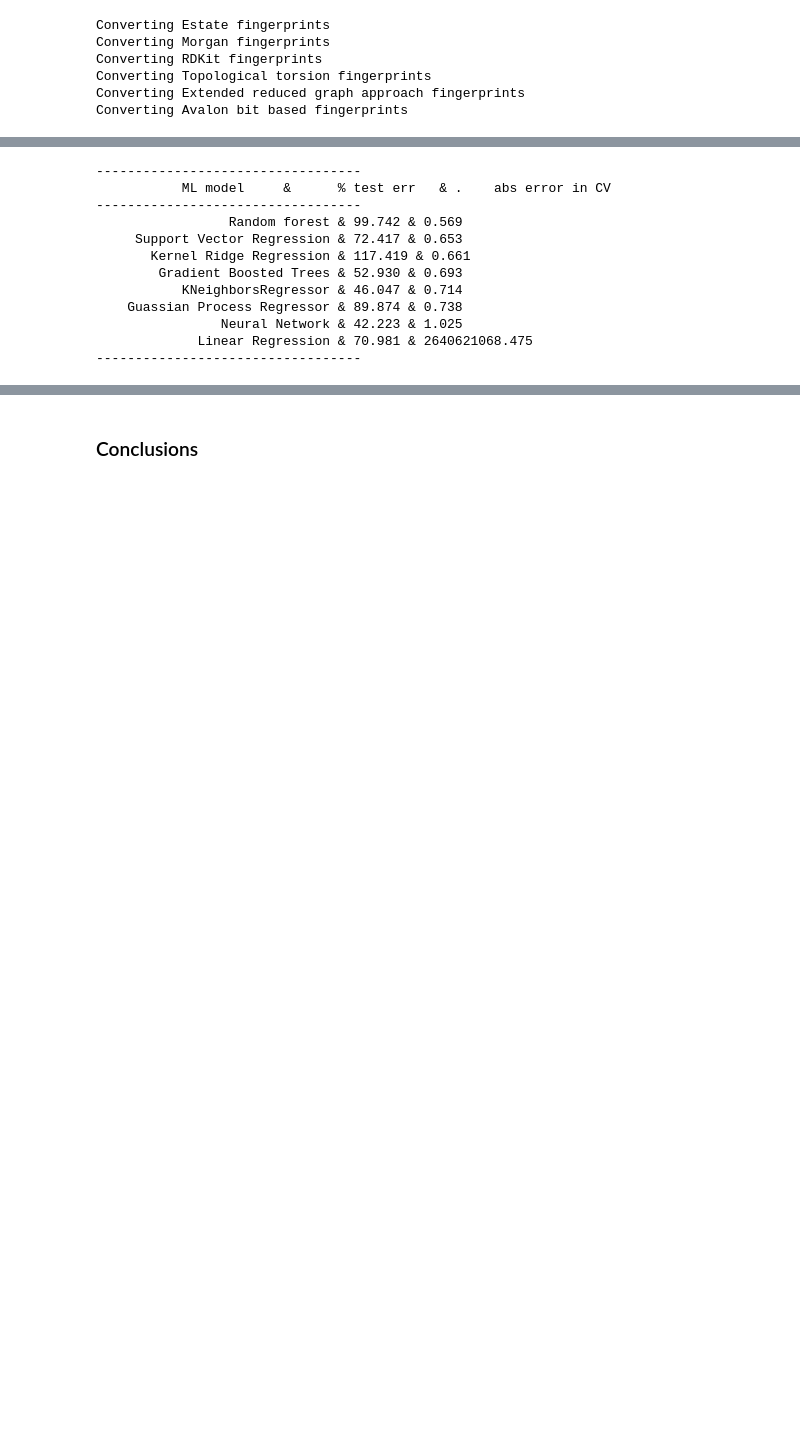
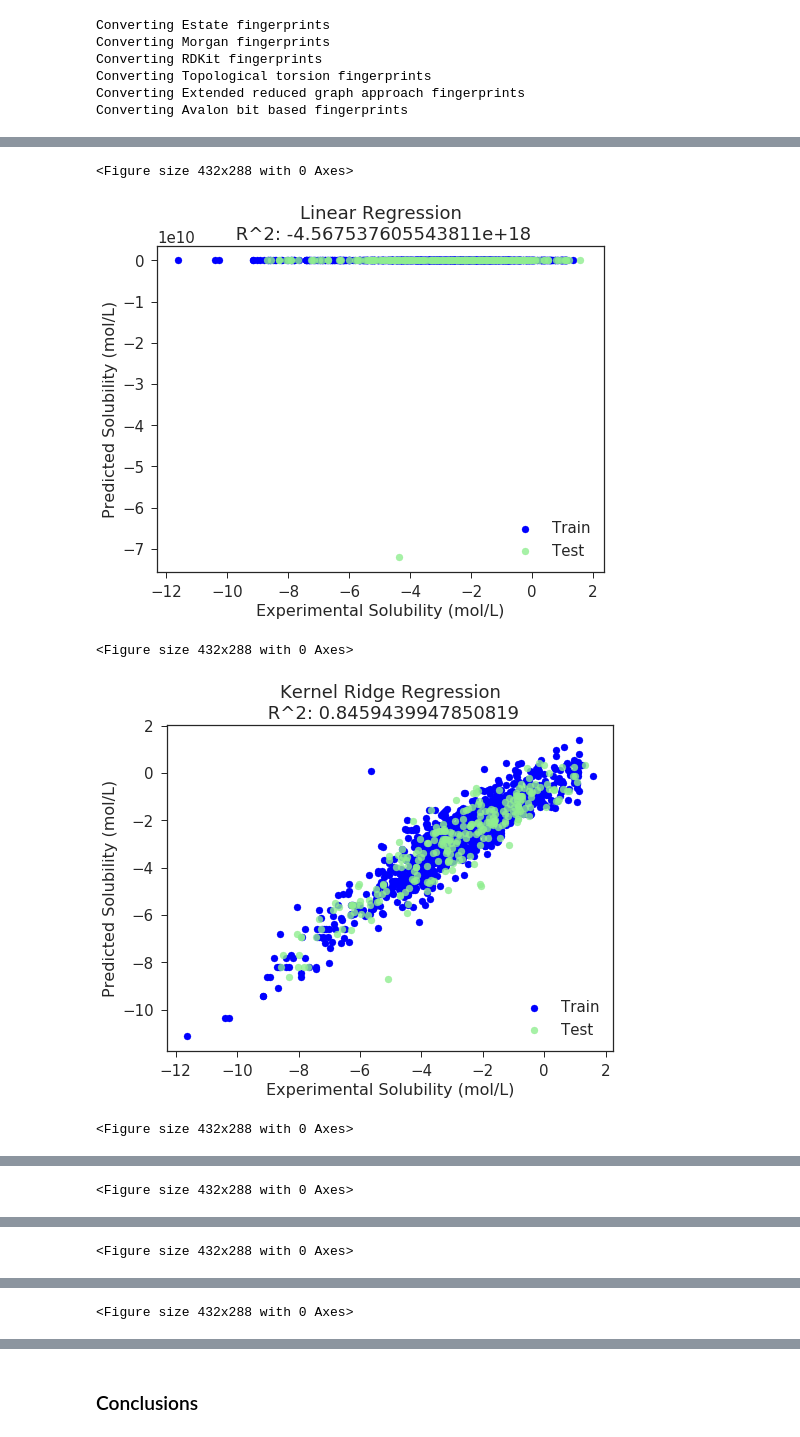
Before and after one commit to btatsis/MLND, a Jupyter notebook: CapStoneProject/Solubility_prediction-models.ipynb, the cells around one changed output, grey strips where cells are left out. Cells and saved outputs as stored; diff of their text form; code cells hidden in the pictures; blank space fills up the shorter version.

```diff
--- a/CapStoneProject/Solubility_prediction-models.ipynb
+++ b/CapStoneProject/Solubility_prediction-models.ipynb
@@ -271,12 +288,13 @@ Use capital (X) for (x)
 # %%
 RFmodel = GridSearchCV(RandomForestRegressor(), cv=20,
-                       param_grid={"n_estimators": np.linspace(50, 150, 25).astype('int')}, scoring='neg_mean_absolute_error', n_jobs=-1)
+                       param_grid={"n_estimators": np.linspace(50, 150, 25).astype('int')},
+                       scoring='neg_mean_absolute_error', n_jobs=-1)
 
 RFmodel = RFmodel.fit(X, y)
 Best_RandomForestRegressor = RFmodel.best_estimator_
 
 print("Best Random Forest model")
-print(RFmodel.best_params_)
-print(-1*RFmodel.best_score_)
+print('Best parameters found by grid search are:', RFmodel.best_params_)
+print('Best score:', -1*RFmodel.best_score_)
 # %% [output]
 Best Random Forest model
@@ -407,5 +362,8 @@ ml_models = {
             'KNeighborsRegressor': KNeighborsRegressor(),
             'Neural Network': MLPRegressor(alpha=100,max_iter=8000, hidden_layer_sizes=[8,6], early_stopping=False),
             'Gradient Boosted Trees': GradientBoostingRegressor(n_estimators=100),
-            'Random forest': Best_RandomForestRegressor
+            'Random forest': Best_RandomForestRegressor,
+            'LightGBM': Best_GBMRegressor,
+            'XGBoost': XGBRegressor(n_estimators=100, learning_rate=0.08, gamma=0, subsample=0.75,
+                                    colsample_bytree=1, max_depth=7)
             }
@@ -414,9 +372,12 @@ Plotting function!
 # %%
+import matplotlib.pyplot as plt
+%matplotlib inline
+
 def plot_results(y_pred_train, y_pred_test, y_train, y_test, title='', figsize=(6,4), fontsize=16):
     plt.clf()
     plt.figure(figsize=figsize)
     plt.scatter(y_train,y_pred_train, label = 'Train', c='blue')
-    plt.title(title,fontsize=fontsize+2)
+    plt.title(title,fontsize=fontsize+1)
     plt.xlabel('Experimental Solubility (mol/L)', fontsize=fontsize)
     plt.ylabel('Predicted Solubility (mol/L)', fontsize=fontsize)
     plt.scatter(y_test,y_pred_test,c='lightgreen', label='Test', alpha = 0.8)
@@ -429,50 +388,65 @@ Introduce R_square, Pearson R in the table
 # %%
 mean_scores = {}
 percent_errors = {}
+rmses = {}
+r_squares = {}
+spearmanRs = {}
+evss = {}
 
 for (name, model) in ml_models.items():
-    #print("running %s" % name)
+    #print("Running %s ..." % name)
     scores = cross_validation.cross_val_score(model, X, y, cv=20, n_jobs=-1, scoring='neg_mean_absolute_error')
     scores = -1*scores
     mean_score = scores.mean()
     mean_scores[name] = mean_score
 
-    X_train, X_test, y_train, y_test = cross_validation.train_test_split(X, y, test_size=0.1)
+    X_train, X_test, y_train, y_test = cross_validation.train_test_split(X, y, test_size=0.2)
 
     model.fit(X_train, y_train)
 
     y_pred_train = model.predict(X_train)
     y_pred_test  = model.predict(X_test)
 
-    percent_error = np.mean( 100*np.abs(y_test -y_pred_test)/np.abs(y_pred_test))
+    #print("Calculating % and rms error, R^2 and Spearman coefficient")
 
+    # % error
+    percent_error = np.mean( 100 * np.abs(y_test - y_pred_test) / np.abs(y_pred_test))
     percent_errors[name] = percent_error
 
-    fulltitle = name+'\n mean % error: '+str(percent_error)
+    # Root Mean Square error
+    rmse = mean_squared_error(y_test, y_pred_test) ** 0.5
+    rmses[name] = rmse
+
+    # R^2
+    r_square = r2_score(y_test, y_pred_test)
+    r_squares[name] = r_square
+
+    # Spearman of prediction
+    spr = spearmanr(y_test, y_pred_test)
+    spearmanRs[name] = spr[0]
+
+    # explained_variance_score
+    evs = explained_variance_score(y_test, y_pred_test)
+    evss[name] = evs
 
     # Call ploting function
-    #plot_results(y_pred_train, y_pred_test, y_train, y_test, title=fulltitle, figsize = (8,6))
+    fulltitle = name + '\n R^2: ' + str(r_square)
+    plot_results(y_pred_train, y_pred_test, y_train, y_test, title=fulltitle, figsize = (8,6))
 
-sorted_names = sorted(percent_errors, key=mean_scores.__getitem__, reverse=False)
+# Sorting models dictionary based on R square
+sorted_names = sorted(r_squares, key=r_squares.__getitem__, reverse=True)
 
-print("----------------------------------")
-print("           ML model     &      % test err   & .    abs error in CV")
+print("\n----------------------------------")
+print("           ML model     &   R^2   & RMSe  & Spearman R coefficient  & Explained variance score  &   % test err   & abs error in CV")
 print("----------------------------------")
 for i in range(len(sorted_names)):
     name = sorted_names[i]
-    print("%30s & %5.3f & %5.3f " % (name, percent_errors[name], mean_scores[name]))
+    print("%25s  %5.3f  %5.3f  %5.3f  %5.3f  %5.3f   %5.3f " % (name, r_squares[name], rmses[name], spearmanRs[name], evss[name], percent_errors[name], mean_scores[name]))
 
 print("----------------------------------")
 # %% [output]
-----------------------------------
-           ML model     &      % test err   & .    abs error in CV
-----------------------------------
-                 Random forest & 99.742 & 0.569
-     Support Vector Regression & 72.417 & 0.653
-       Kernel Ridge Regression & 117.419 & 0.661
-        Gradient Boosted Trees & 52.930 & 0.693
-           KNeighborsRegressor & 46.047 & 0.714
-    Guassian Process Regressor & 89.874 & 0.738
-                Neural Network & 42.223 & 1.025
-             Linear Regression & 70.981 & 2640621068.475
-----------------------------------
+<Figure size 432x288 with 0 Axes>
+[figure, added]
+<Figure size 432x288 with 0 Axes>
+[figure, added]
+<Figure size 432x288 with 0 Axes>
@@ -478,0 +454 @@ print("----------------------------------")
+<Figure size 432x288 with 0 Axes>
@@ -478,0 +456 @@ print("----------------------------------")
+<Figure size 432x288 with 0 Axes>
@@ -478,0 +458 @@ print("----------------------------------")
+<Figure size 432x288 with 0 Axes>
```
Also changed, not shown: parts of 27 cells of this notebook.
